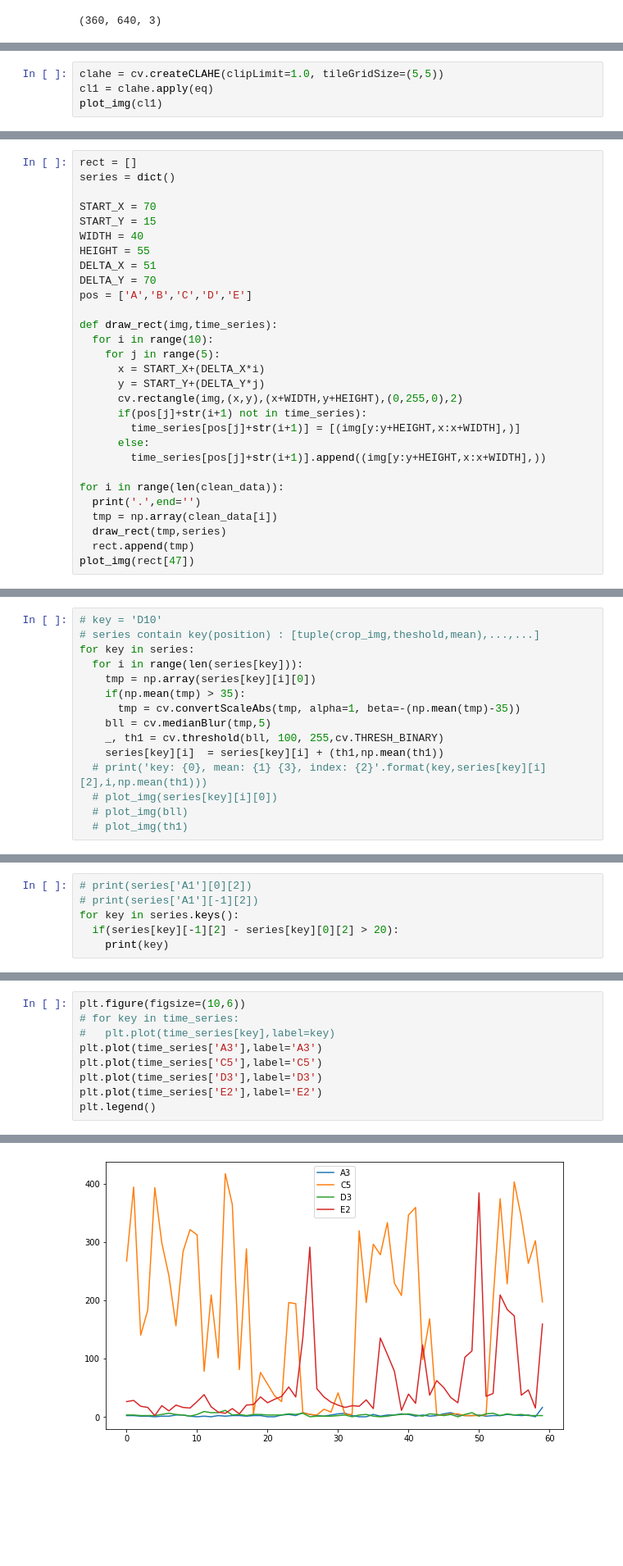
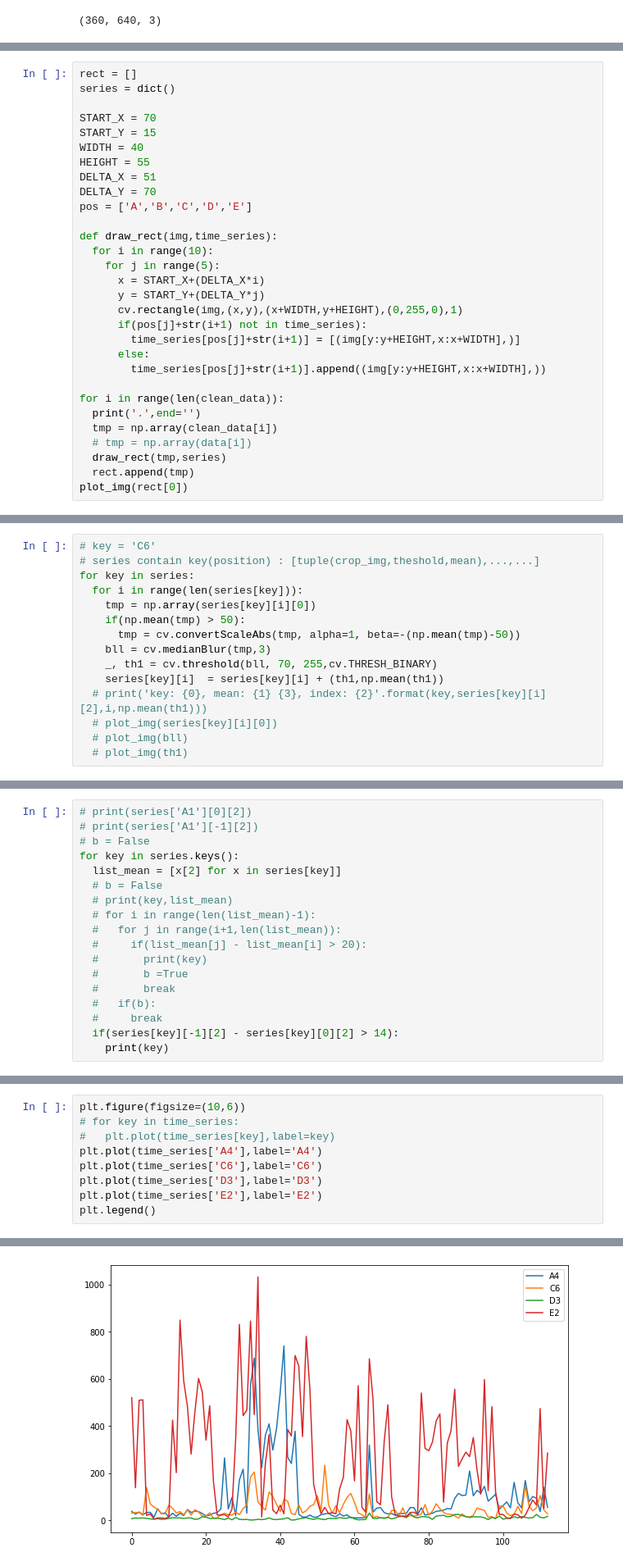
Before and after one commit to PattarapornH/Crab-Molting-Detection, a Jupyter notebook: Molting_crab_tracker.ipynb, the cells around one changed output, grey strips where cells are left out. Shown: that part at 82% size. Cells and saved outputs as stored; diff of their text form; blank space fills up the shorter version.

```diff
--- a/Molting_crab_tracker.ipynb
+++ b/Molting_crab_tracker.ipynb
@@ -93,4 +68,0 @@ eq.shape
-# %%
-clahe = cv.createCLAHE(clipLimit=1.0, tileGridSize=(5,5))
-cl1 = clahe.apply(eq)
-plot_img(cl1)
@@ -131,7 +105,7 @@ def draw_rect(img,time_series):
     for j in range(5):
       x = START_X+(DELTA_X*i)
       y = START_Y+(DELTA_Y*j)
-      cv.rectangle(img,(x,y),(x+WIDTH,y+HEIGHT),(0,255,0),2)
+      cv.rectangle(img,(x,y),(x+WIDTH,y+HEIGHT),(0,255,0),1)
       if(pos[j]+str(i+1) not in time_series):
         time_series[pos[j]+str(i+1)] = [(img[y:y+HEIGHT,x:x+WIDTH],)]
       else:
@@ -140,7 +114,8 @@ def draw_rect(img,time_series):
 for i in range(len(clean_data)):
   print('.',end='')
   tmp = np.array(clean_data[i])
+  # tmp = np.array(data[i])
   draw_rect(tmp,series)
   rect.append(tmp)
-plot_img(rect[47])
+plot_img(rect[0])
 # %% [output]
@@ -149,13 +128,13 @@ plot_img(rect[47])
 # %%
-# key = 'D10'
+# key = 'C6'
 # series contain key(position) : [tuple(crop_img,theshold,mean),...,...]
 for key in series:
   for i in range(len(series[key])):
     tmp = np.array(series[key][i][0])
-    if(np.mean(tmp) > 35):
-      tmp = cv.convertScaleAbs(tmp, alpha=1, beta=-(np.mean(tmp)-35))
-    bll = cv.medianBlur(tmp,5)
-    _, th1 = cv.threshold(bll, 100, 255,cv.THRESH_BINARY)
+    if(np.mean(tmp) > 50):
+      tmp = cv.convertScaleAbs(tmp, alpha=1, beta=-(np.mean(tmp)-50))
+    bll = cv.medianBlur(tmp,3)
+    _, th1 = cv.threshold(bll, 70, 255,cv.THRESH_BINARY)
     series[key][i]  = series[key][i] + (th1,np.mean(th1))
   # print('key: {0}, mean: {1} {3}, index: {2}'.format(key,series[key][i][2],i,np.mean(th1)))
   # plot_img(series[key][i][0])
@@ -164,7 +147,19 @@ for key in series:
 # %%
 # print(series['A1'][0][2])
 # print(series['A1'][-1][2])
+# b = False
 for key in series.keys():
-  if(series[key][-1][2] - series[key][0][2] > 20):
+  list_mean = [x[2] for x in series[key]]
+  # b = False
+  # print(key,list_mean)
+  # for i in range(len(list_mean)-1):
+  #   for j in range(i+1,len(list_mean)):
+  #     if(list_mean[j] - list_mean[i] > 20):
+  #       print(key)
+  #       b =True
+  #       break
+  #   if(b):
+  #     break
+  if(series[key][-1][2] - series[key][0][2] > 14):
     print(key)
 # %% [output]
@@ -182,12 +178,12 @@ for key in series:
 # %%
 plt.figure(figsize=(10,6))
 # for key in time_series:
 #   plt.plot(time_series[key],label=key)
-plt.plot(time_series['A3'],label='A3')
-plt.plot(time_series['C5'],label='C5')
+plt.plot(time_series['A4'],label='A4')
+plt.plot(time_series['C6'],label='C6')
 plt.plot(time_series['D3'],label='D3')
 plt.plot(time_series['E2'],label='E2')
 plt.legend()
 # %% [output]
 <matplotlib.legend.Legend at 0x...>
-[figure, old version]
+[figure, new version]
```
Also changed, not shown: parts of 31 cells of this notebook.
